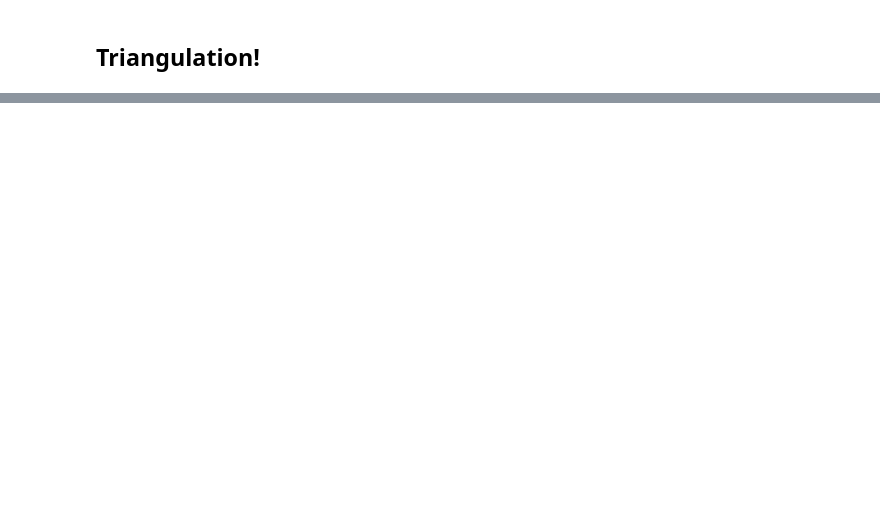
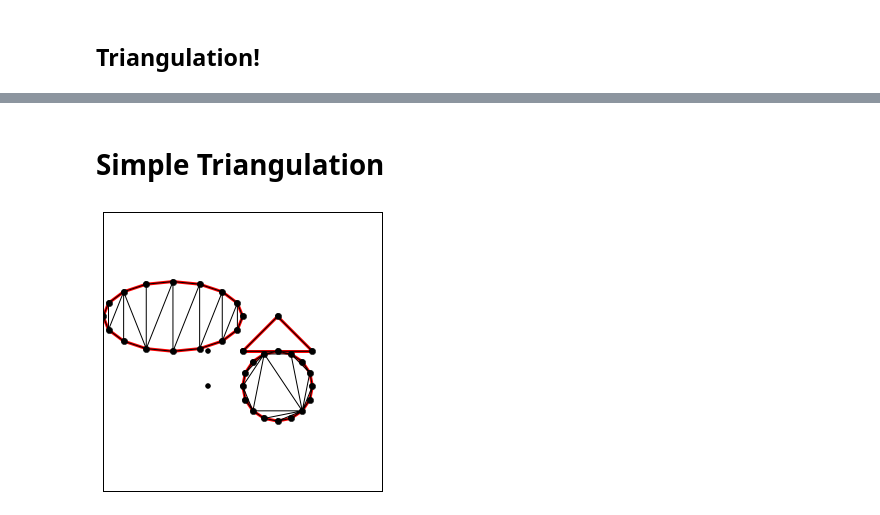
Before and after one commit to levisaya/triangulate, a Jupyter notebook: Triangulation!.ipynb, the cells around one changed output, grey strips where cells are left out. Drawn from its saved outputs; the diff is of its cells as text; code cells hidden in the pictures; blank space fills up the shorter version.

Commit message:
Added some triangulations!

```diff
--- a/Triangulation!.ipynb
+++ b/Triangulation!.ipynb
@@ -58,0 +59,25 @@ plt.show()
+# %% [markdown]
+# Simple Triangulation
+# %%
+from triangle import triangulate, get_data, plot as tplot
+from pprint import pprint
+
+fig = plt.figure(num=2, figsize=(5, 5), dpi=30)
+ax = fig.add_subplot(111)
+ax.set_xlim(-4, 4)
+ax.set_ylim(-4, 4)
+ax.set_aspect(1.0)
+
+for axis_offsets, shape_points in zip([[1, 1], [1, -1], [-1, -1], [-1, 1]], base_shapes.values()):
+    # Generate line segment array
+    segments = numpy.array([[i, i + 1] for i in range(len(shape_points))])
+    segments %= len(shape_points)
+
+    triangulated = triangulate({'vertices': shape_points * axis_offsets,
+                                'segments': segments}, 'p')
+
+    tplot.plot(ax, **triangulated)
+
+plt.show()
+# %% [output]
+[figure, added]
```
Also changed, not shown: parts of 13 cells of this notebook.
